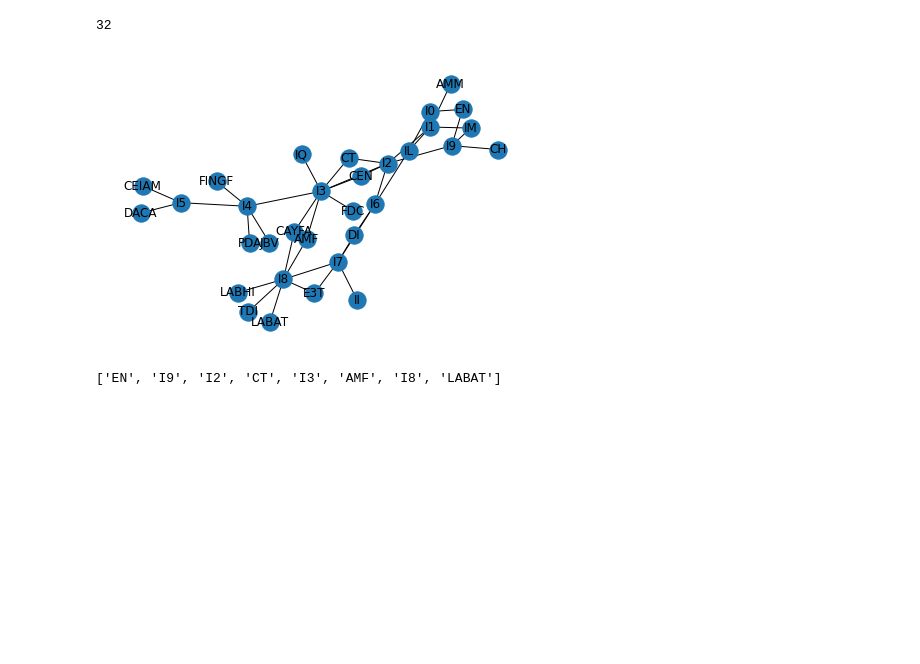
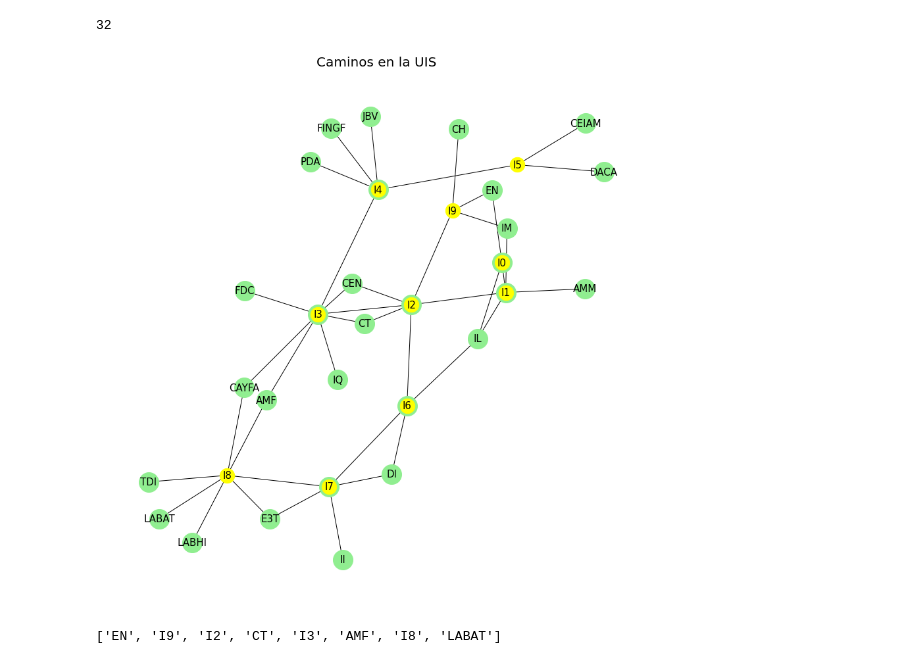
Before and after one commit to IC-03/InTime-UIS, a Jupyter notebook: grafoMD2.ipynb, the cells around one changed output. Saved outputs shown, nothing was run; the diff lists cells and outputs as text; code cells hidden in the pictures; blank space fills up the shorter version.

Commit message:
Corrección en formato gráfica

```diff
--- a/grafoMD2.ipynb
+++ b/grafoMD2.ipynb
@@ -56,11 +55,33 @@ EdgeView([('EN', 'I0'), ('EN', 'I9'), ('I0', 'IL'), ('I0', 'I1'), ('IL', 'I1'),
 G.order()
 # %% [output]
 32
-# %%
-#Se grafica el grafo
-nx.draw(G, with_labels=True)
-# %% [output]
-[figure, removed]
+# %%
+#Se grafica el grafo
+fig, ax = plt.subplots(figsize=(15, 15)) #Tamaño de la gráfica
+
+#Distancia de los grafos
+seed = 13648
+pos = nx.spring_layout(G, seed=seed)
+
+#Configuración para los nodos
+inter = list(df.Destino.unique())
+edif = list(df.Origen.unique())
+#Total = dict(zip(edif, inter))
+
+nx.draw_networkx_nodes(G, pos, nodelist=edif, node_size=900, node_color='lightgreen') #Para los edificios
+nx.draw_networkx_nodes(G, pos, nodelist=inter, node_size=500, node_color='yellow') #Para las intersecciones
+
+#Configuración para las aristas
+nx.draw_networkx_edges(G, pos, edge_color='black')
+
+#Configuración para las etiquetas de la gráfica
+nx.draw_networkx_labels(G, pos, font_size=15)
+
+plt.title("Caminos en la UIS", fontdict={'fontsize':20})
+plt.axis('off')
+plt.show()
+# %% [output]
+[figure, added]
 # %%
 #Se realiza una prueba utilizando el algoritmo de Dijsktra
 djk_path= nx.dijkstra_path(G, source='EN', target='LABAT', weight='Peso')
```
Also changed, not shown: parts of 2 cells of this notebook.
